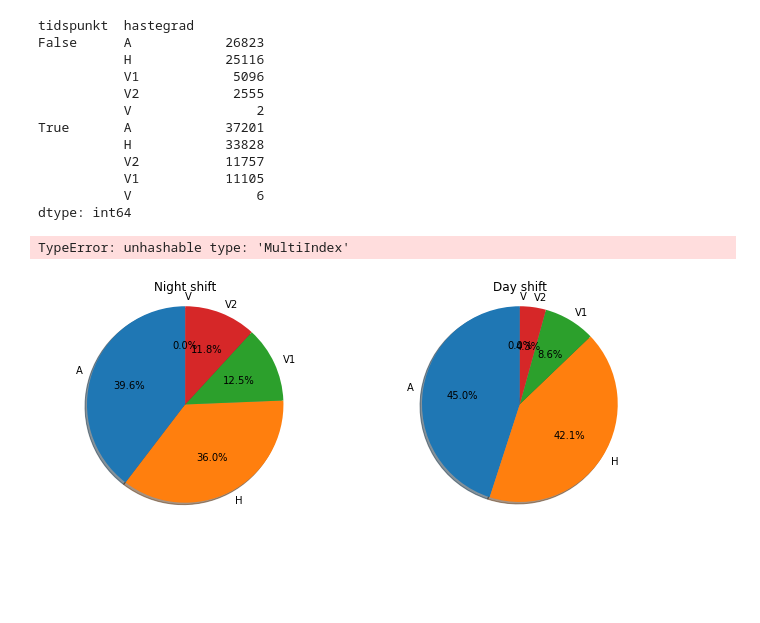
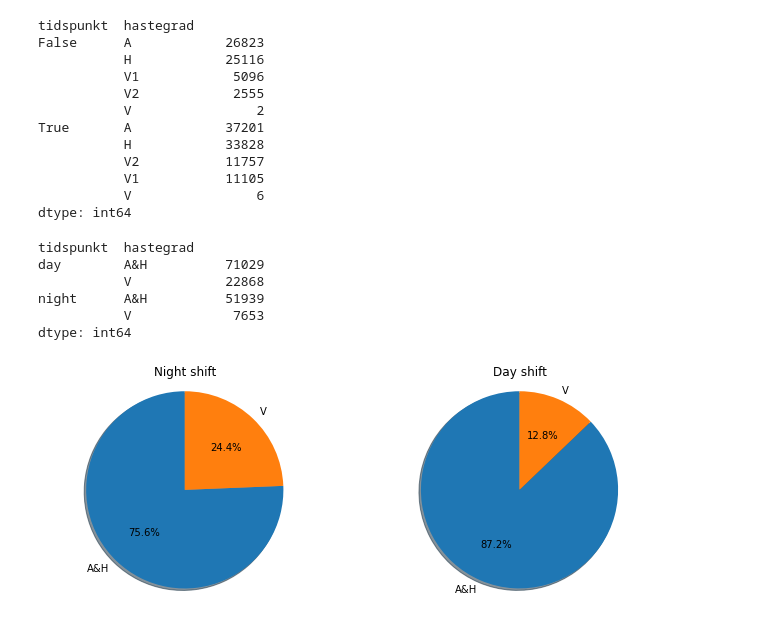
Before and after one commit to Magssch/gecco-2023-ambulance-allocation, a Jupyter notebook: scripts/notebooks/nicklas_ad_hoc_statistics.ipynb, the cells around one changed output. Drawn from its saved outputs; the diff is of its cells as text; code cells hidden in the pictures; blank space fills up the shorter version.

```diff
--- a/scripts/notebooks/nicklas_ad_hoc_statistics.ipynb
+++ b/scripts/notebooks/nicklas_ad_hoc_statistics.ipynb
@@ -104,36 +104,45 @@ True       A            37201
            V1           11105
            V                6
 dtype: int64
-# %%
-shifts = shifts.index.map({
-    (False, 'V1'): 'V',
-    (False, 'V2'): 'V',
-    (False, 'A'): 'A/H',
-    (False, 'H'): 'A/H',
-    (True, 'V1'): 'V',
-    (True, 'V2'): 'V',
-    (True, 'A'): 'A/H',
-    (True, 'H'): 'A/H',
-})
-
-shifts
-# %% [output]
-TypeError: unhashable type: 'MultiIndex'
+# %%
+shifts.index = shifts.index.map({
+    (False, 'A'): ('night', 'A&H'),
+    (False, 'H'): ('night', 'A&H'),
+    (False, 'V1'): ('night', 'V'),
+    (False, 'V2'): ('night', 'V'),
+    (False, 'V'): ('night', 'V'),
+
+    (True, 'A'): ('day', 'A&H'),
+    (True, 'H'): ('day', 'A&H'),
+    (True, 'V1'): ('day', 'V'),
+    (True, 'V2'): ('day', 'V'),
+    (True, 'V'): ('day', 'V'),
+})
+
+shifts = shifts.groupby(['tidspunkt', 'hastegrad']).sum()
+shifts
+# %% [output]
+tidspunkt  hastegrad
+day        A&H          71029
+           V            22868
+night      A&H          51939
+           V             7653
+dtype: int64
 # %%
 fig, (ax1, ax2) = plt.subplots(nrows=1, ncols=2, figsize=(11, 4))
 
-labels = shifts[False].index
-sizes_night = shifts[False].values
-sizes_day = shifts[True].values
+labels = shifts['night'].index
+sizes_night = shifts['night'].values
+sizes_day = shifts['day'].values
 
 
 ax1.pie(sizes_day, labels=labels, autopct='%1.1f%%', shadow=True, startangle=90)
 ax1.set_title('Night shift')
 ax1.axis('equal')
 ax2.pie(sizes_night, labels=labels, autopct='%1.1f%%', shadow=True, startangle=90)
 ax2.set_title('Day shift')
 ax2.axis('equal')
 
 plt.show()
 # %% [output]
-[figure, old version]
+[figure, new version]
```
